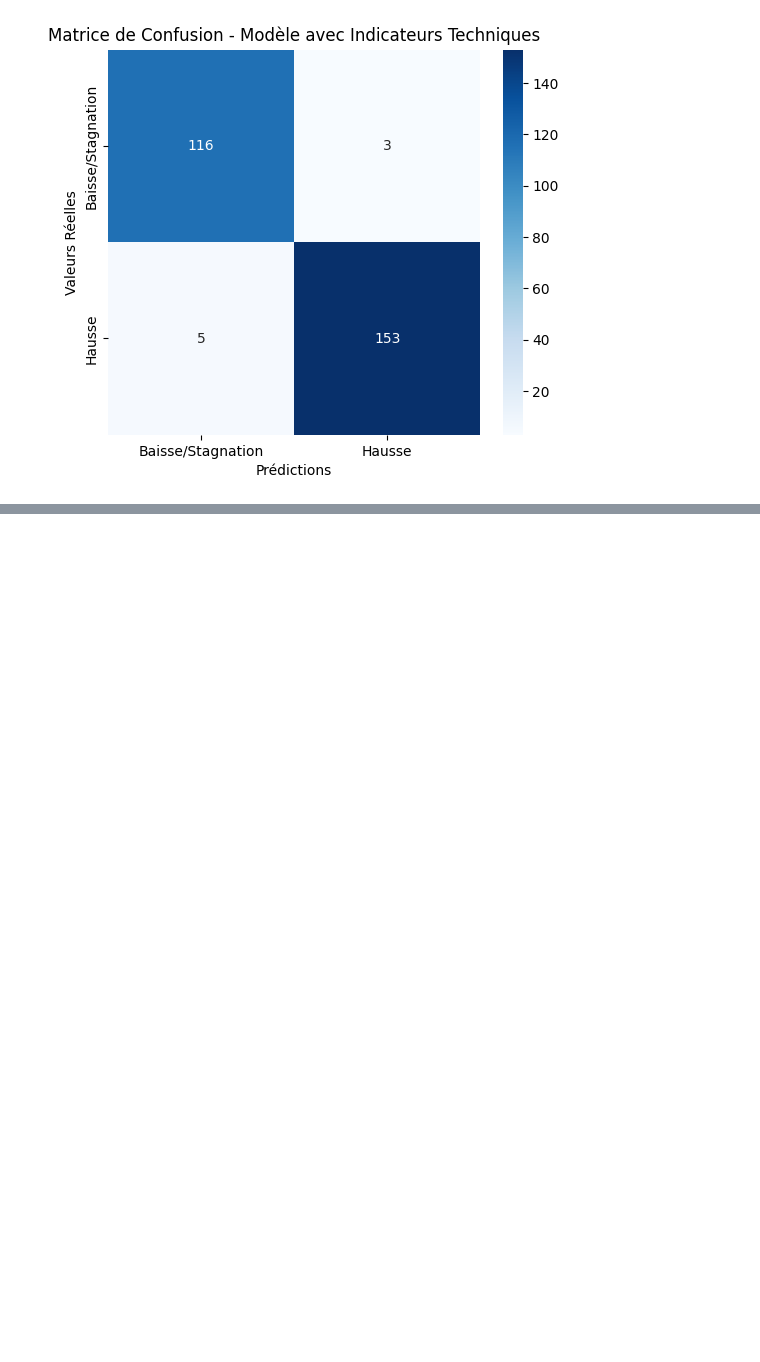
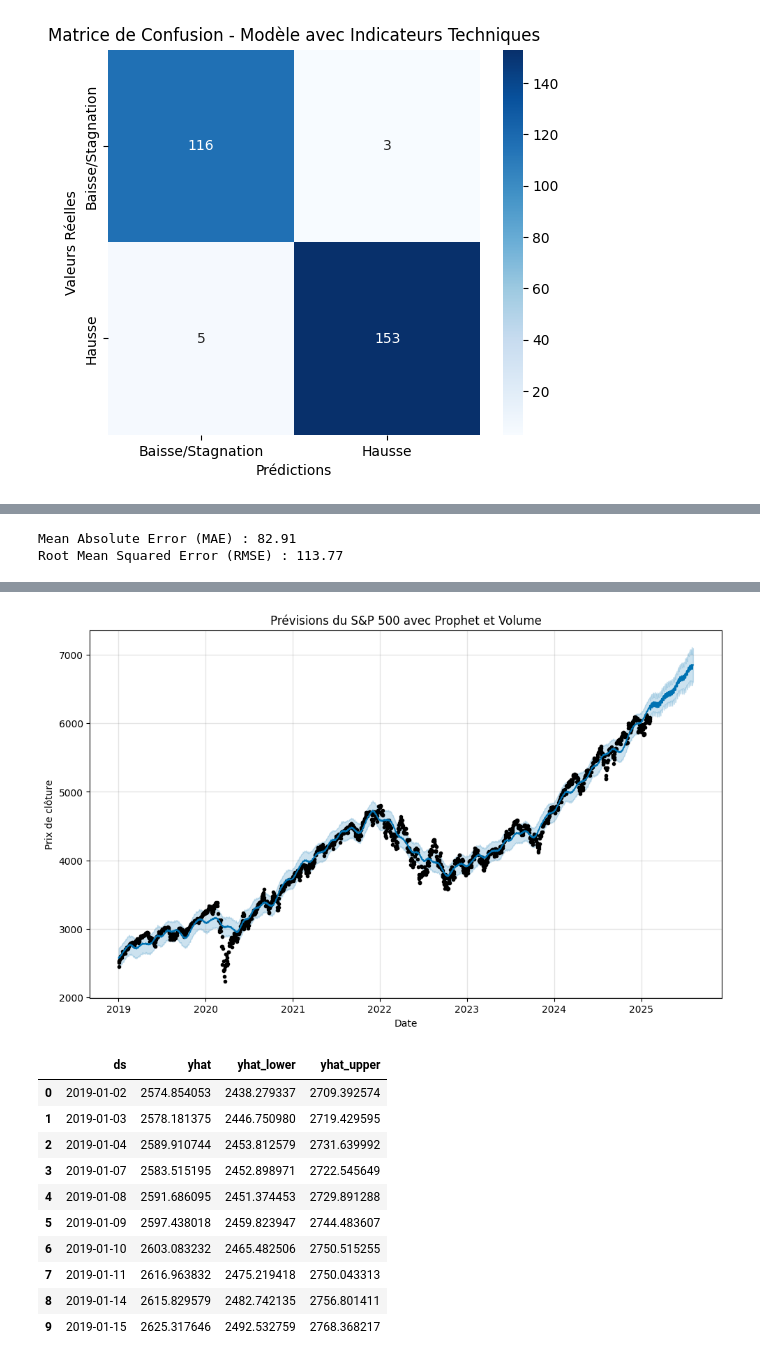
Before and after one commit to Fanaingamampiandra/Analyse-comparative-des-actifs-financiers, a Jupyter notebook: Predi_SPX_V2.ipynb, the cells around one changed output, grey strips where cells are left out. Cells and saved outputs as stored; diff of their text form; code cells hidden in the pictures; blank space fills up the shorter version.

```diff
--- a/Predi_SPX_V2.ipynb
+++ b/Predi_SPX_V2.ipynb
@@ -187,0 +222,34 @@ plt.show()
+# %%
+from sklearn.metrics import mean_absolute_error, mean_squared_error
+import numpy as np
+
+df_merged = df_prophet.merge(forecast[['ds', 'yhat']], on='ds', how='inner')
+mae = mean_absolute_error(df_merged['y'], df_merged['yhat'])
+mse = mean_squared_error(df_merged['y'], df_merged['yhat'])
+rmse = np.sqrt(mse)
+print(f"Mean Absolute Error (MAE) : {mae:.2f}")
+print(f"Root Mean Squared Error (RMSE) : {rmse:.2f}")
+# %% [output]
+Mean Absolute Error (MAE) : 82.91
+Root Mean Squared Error (RMSE) : 113.77
+# %%
+import pandas as pd
+from prophet import Prophet
+import matplotlib.pyplot as plt
+
+df = pd.read_csv("sp500_historical_data_cleaned.csv")
+df_prophet = df[['Date', 'Close', 'Volume']].rename(columns={'Date': 'ds', 'Close': 'y', 'Volume': 'add1'})
+df_prophet['ds'] = pd.to_datetime(df_prophet['ds'])
+model = Prophet()
+model.add_regressor('add1')
+model.fit(df_prophet)
+future = model.make_future_dataframe(periods=180)
+future['add1'] = df_prophet['add1'].mean()
+forecast = model.predict(future)
+fig = model.plot(forecast)
+plt.title("Prévisions du S&P 500 avec Prophet et Volume")
+plt.xlabel("Date")
+plt.ylabel("Prix de clôture")
+plt.show()
+forecast[['ds', 'yhat', 'yhat_lower', 'yhat_upper']].head(10)
+# %% [output]
@@ -187,0 +258,12 @@ plt.show()
+[figure, added]
+|  | ds | yhat | yhat_lower | yhat_upper |
+| 0 | 2019-01-02 | 2574.854053 | 2438.279337 | 2709.392574 |
+| 1 | 2019-01-03 | 2578.181375 | 2446.750980 | 2719.429595 |
+| 2 | 2019-01-04 | 2589.910744 | 2453.812579 | 2731.639992 |
+| 3 | 2019-01-07 | 2583.515195 | 2452.898971 | 2722.545649 |
+| 4 | 2019-01-08 | 2591.686095 | 2451.374453 | 2729.891288 |
+| 5 | 2019-01-09 | 2597.438018 | 2459.823947 | 2744.483607 |
+| 6 | 2019-01-10 | 2603.083232 | 2465.482506 | 2750.515255 |
+| 7 | 2019-01-11 | 2616.963832 | 2475.219418 | 2750.043313 |
+| 8 | 2019-01-14 | 2615.829579 | 2482.742135 | 2756.801411 |
+| 9 | 2019-01-15 | 2625.317646 | 2492.532759 | 2768.368217 |
```
Also changed, not shown: parts of 6 cells of this notebook, 1 other file.
